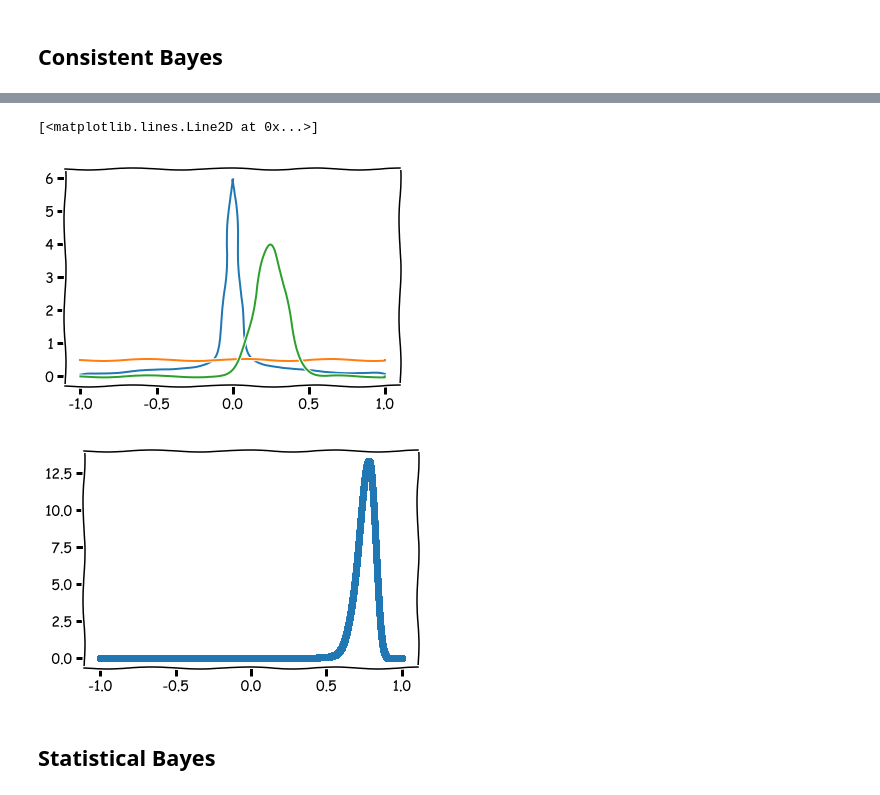
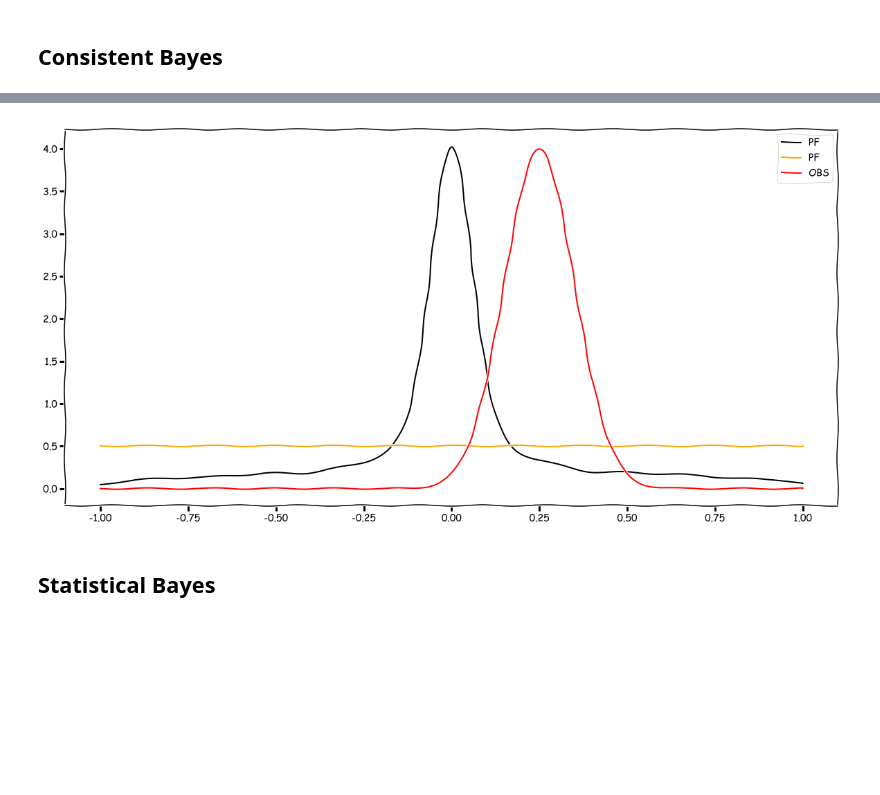
Before and after one commit to mpilosov/ConsistentBayes, a Jupyter notebook: StatBayes.ipynb, the cells around one changed output, grey strips where cells are left out. Saved outputs shown, nothing was run; the diff lists cells and outputs as text; code cells hidden in the pictures; blank space fills up the shorter version.

```diff
--- a/StatBayes.ipynb
+++ b/StatBayes.ipynb
@@ -9,3 +5,6 @@ plt.xkcd()
+# %%
+plt.xkcd()
+plt.rcParams['figure.figsize'] = (20,10)
 # %%
 import cbayes.sample as samp
 import cbayes.distributions as dist
@@ -16,7 +15,7 @@ def QoI_fun(lam):
 # %% [markdown]
 ## Consistent Bayes
 # %%
-N = int(5E4)
+N = int(5E3)
 input_dim = 1
 output_dim = input_dim
 s_set = samp.sample_set(size=(N, input_dim))
@@ -45,9 +45,10 @@ pr = p_set.prior_dist
 ob = p_set.observed_dist
 # %%
 x = np.linspace(-1.0,1.0,1000)
-plt.plot(x,pf.pdf(x))
-plt.plot(x,pr.pdf(x))
-plt.plot(x,ob.pdf(x))
+plt.plot(x,pf.pdf(x), label='PF', c='k')
+plt.plot(x,pr.pdf(x), label='PF', c = 'orange')
+plt.plot(x,ob.pdf(x), label='OBS', c='r')
+plt.legend()
+plt.show()
 # %% [output]
-[<matplotlib.lines.Line2D at 0x...>]
-[figure, old version]
+[figure, new version]
@@ -58,5 +54,0 @@ solve.problem(p_set)
-# %%
-plt.scatter(p_set.input.samples, p_set.ratio)
-plt.show()
-# %% [output]
-[figure, removed]
```
Also changed, not shown: parts of 15 cells of this notebook, 3 other files.
